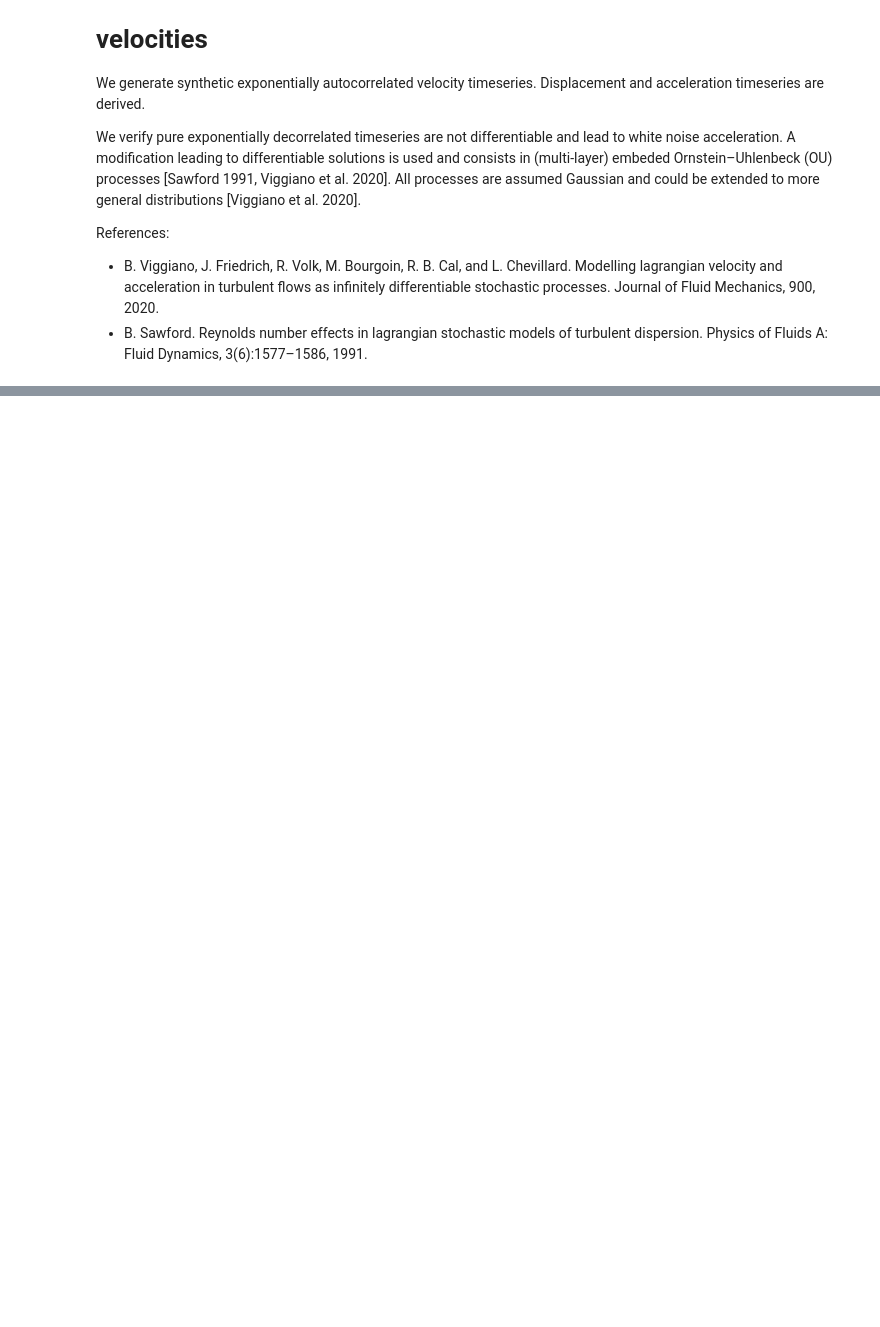
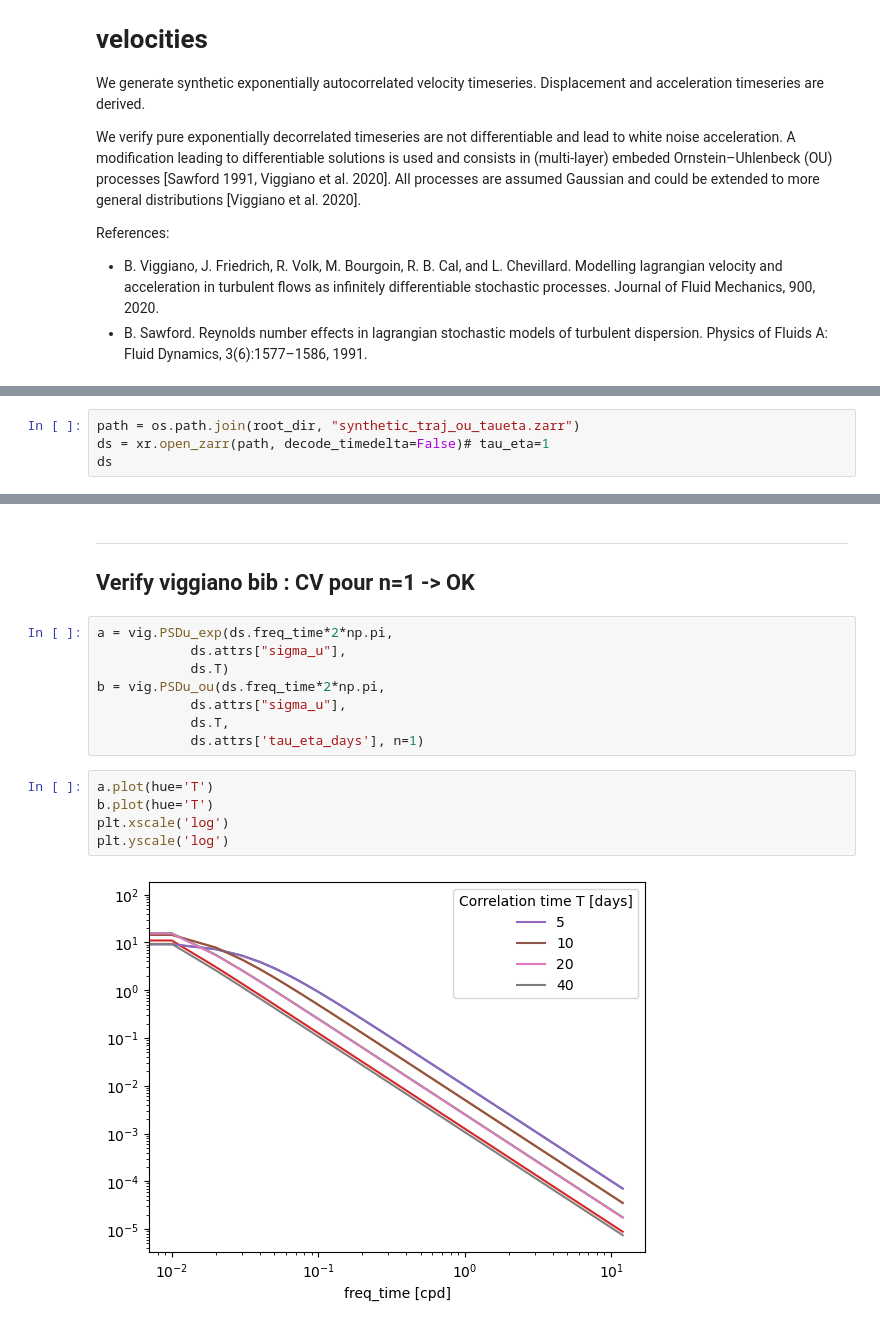
Before and after one commit to margot-demol/PhD, a Jupyter notebook: GDP/synthetics_trajectories/notebooks/diag_synthetic_trajectories_ou.ipynb, the cells around one changed output, grey strips where cells are left out. Cells and saved outputs as stored; diff of their text form; blank space fills up the shorter version.

```diff
--- a/GDP/synthetics_trajectories/notebooks/diag_synthetic_trajectories_ou.ipynb
+++ b/GDP/synthetics_trajectories/notebooks/diag_synthetic_trajectories_ou.ipynb
@@ -550,0 +120,4 @@ NameError: name 'cluster' is not defined
+# %%
+path = os.path.join(root_dir, "synthetic_traj_ou_taueta.zarr")
+ds = xr.open_zarr(path, decode_timedelta=False)# tau_eta=1
+ds
@@ -550,0 +142,18 @@ NameError: name 'cluster' is not defined
+# %% [markdown]
+________
+## Verify viggiano bib :  CV pour n=1 -> OK
+# %%
+a = vig.PSDu_exp(ds.freq_time*2*np.pi,
+            ds.attrs["sigma_u"],
+            ds.T)
+b = vig.PSDu_ou(ds.freq_time*2*np.pi,
+            ds.attrs["sigma_u"],
+            ds.T,
+            ds.attrs['tau_eta_days'], n=1)
+# %%
+a.plot(hue='T')
+b.plot(hue='T')
+plt.xscale('log')
+plt.yscale('log')
+# %% [output]
+[figure, added]
```
Also changed, not shown: parts of 59 cells of this notebook, 10 other files.
